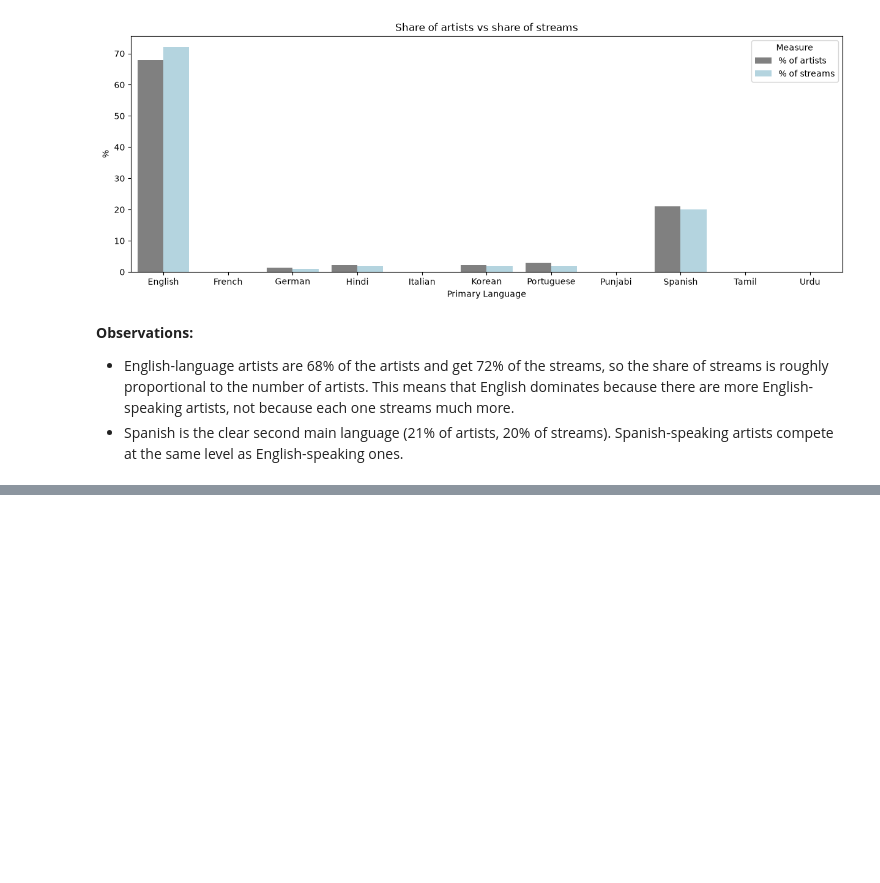
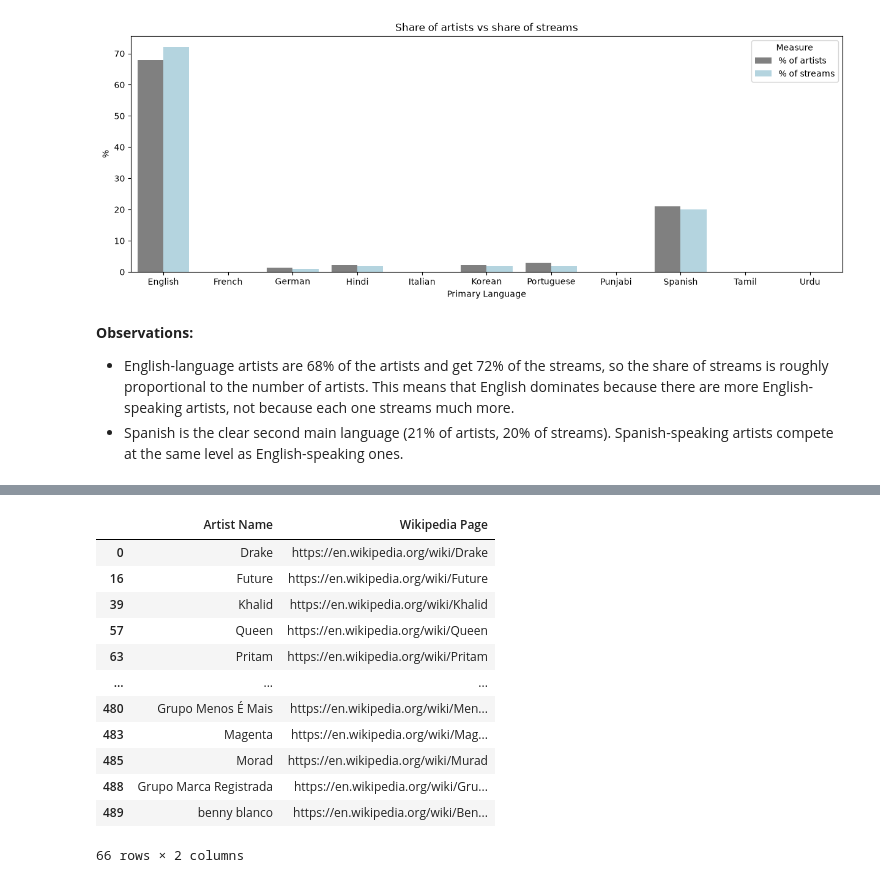
Before and after one commit to fabianaconstantino/pds_project, a Jupyter notebook: Group14_PDS_2627.ipynb, the cells around one changed output, grey strips where cells are left out. Cells and saved outputs as stored; diff of their text form; code cells hidden in the pictures; blank space fills up the shorter version.

```diff
--- a/Group14_PDS_2627.ipynb
+++ b/Group14_PDS_2627.ipynb
@@ -953,0 +1230,17 @@ plt.show()
+# %%
+# Artists that failed, to explore the specific cases (change the status to see each group)
+locations[locations['Status'] == 'Not a musician page'][['Artist Name', 'Wikipedia Page']]
+# %% [output]
+|  | Artist Name | Wikipedia Page |
+| 0 | Drake | https://en.wikipedia.org/wiki/Drake |
+| 16 | Future | https://en.wikipedia.org/wiki/Future |
+| 39 | Khalid | https://en.wikipedia.org/wiki/Khalid |
+| 57 | Queen | https://en.wikipedia.org/wiki/Queen |
+| 63 | Pritam | https://en.wikipedia.org/wiki/Pritam |
+| ... | ... | ... |
+| 480 | Grupo Menos É Mais | https://en.wikipedia.org/wiki/Men... |
+| 483 | Magenta | https://en.wikipedia.org/wiki/Mag... |
+| 485 | Morad | https://en.wikipedia.org/wiki/Murad |
+| 488 | Grupo Marca Registrada | https://en.wikipedia.org/wiki/Gru... |
+| 489 | benny blanco | https://en.wikipedia.org/wiki/Ben... |
+66 rows × 2 columns
```
Also changed, not shown: parts of 39 cells of this notebook, 1 other file.
